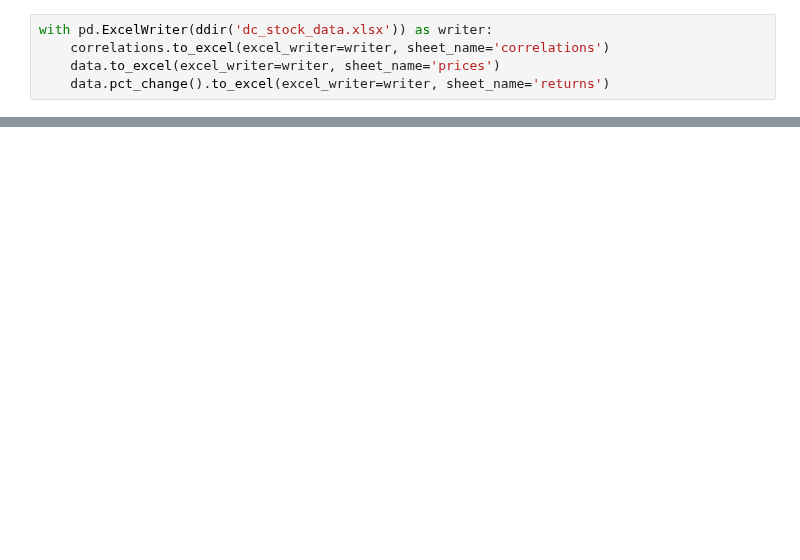
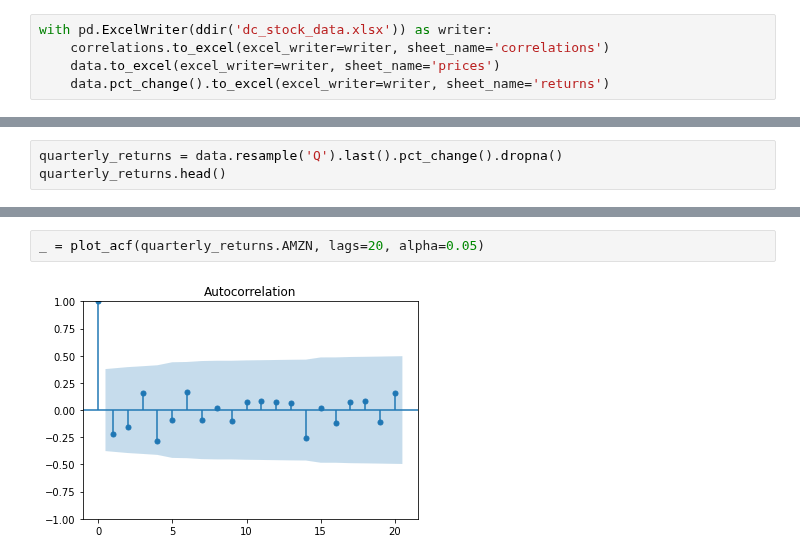
Before and after one commit to mattmcd/PyBayes, a Jupyter notebook: scripts/dc_manipulating_time_series.ipynb, the cells around one changed output, grey strips where cells are left out. Saved outputs shown, nothing was run; the diff lists cells and outputs as text; blank space fills up the shorter version.

```diff
--- a/scripts/dc_manipulating_time_series.ipynb
+++ b/scripts/dc_manipulating_time_series.ipynb
@@ -359,0 +390,3 @@ with pd.ExcelWriter(ddir('dc_stock_data.xlsx')) as writer:
+# %%
+quarterly_returns = data.resample('Q').last().pct_change().dropna()
+quarterly_returns.head()
@@ -359,0 +401,4 @@ with pd.ExcelWriter(ddir('dc_stock_data.xlsx')) as writer:
+# %%
+_ = plot_acf(quarterly_returns.AMZN, lags=20, alpha=0.05)
+# %% [output]
+[figure, added]
```
Also changed, not shown: parts of 21 cells of this notebook, 2 other files.
